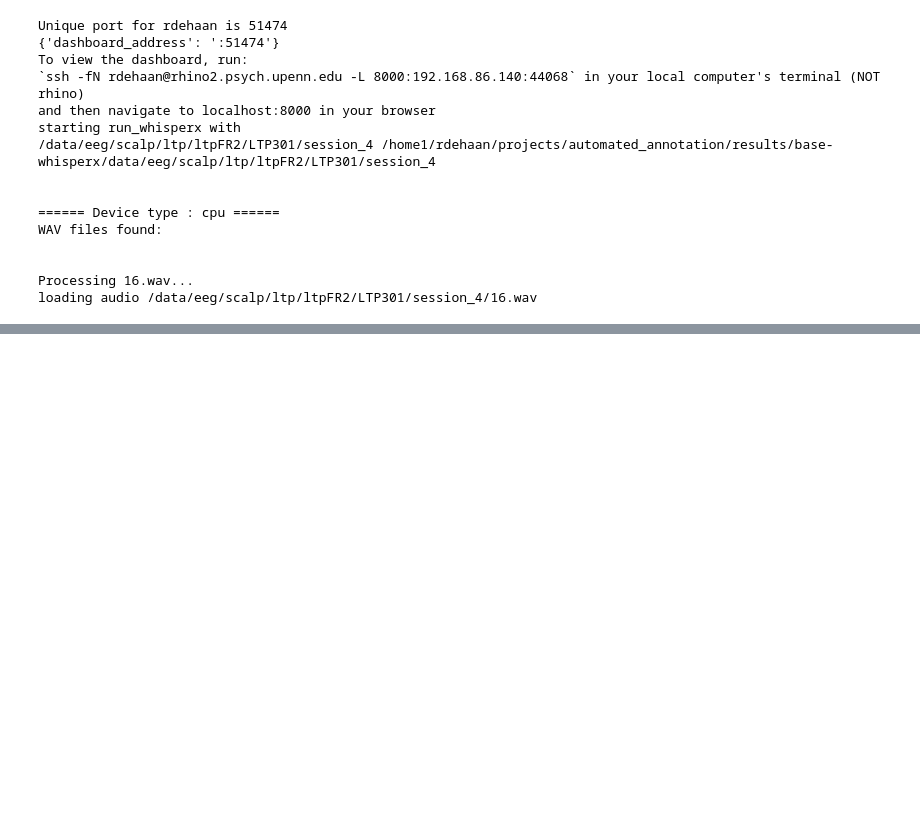
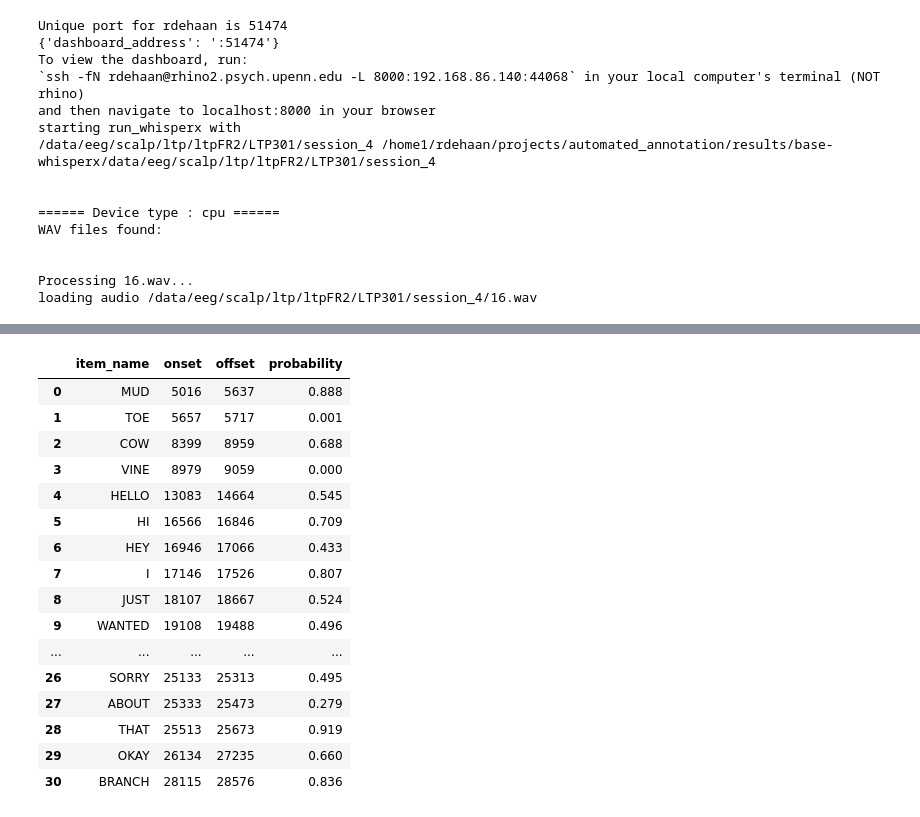
Before and after one commit to pennmem/automated_annotation, a Jupyter notebook: run_automated_annotations.ipynb, the cells around one changed output, grey strips where cells are left out. Drawn from its saved outputs; the diff is of its cells as text; code cells hidden in the pictures; blank space fills up the shorter version.

```diff
--- a/run_automated_annotations.ipynb
+++ b/run_automated_annotations.ipynb
@@ -414,0 +607,20 @@ Split: test
+# %%
+auto_ann
+# %% [output]
+|  | item_name | onset | offset | probability |
+| 0 | MUD | 5016 | 5637 | 0.888 |
+| 1 | TOE | 5657 | 5717 | 0.001 |
+| 2 | COW | 8399 | 8959 | 0.688 |
+| 3 | VINE | 8979 | 9059 | 0.000 |
+| 4 | HELLO | 13083 | 14664 | 0.545 |
+| 5 | HI | 16566 | 16846 | 0.709 |
+| 6 | HEY | 16946 | 17066 | 0.433 |
+| 7 | I | 17146 | 17526 | 0.807 |
+| 8 | JUST | 18107 | 18667 | 0.524 |
+| 9 | WANTED | 19108 | 19488 | 0.496 |
+| ... | ... | ... | ... | ... |
+| 26 | SORRY | 25133 | 25313 | 0.495 |
+| 27 | ABOUT | 25333 | 25473 | 0.279 |
+| 28 | THAT | 25513 | 25673 | 0.919 |
+| 29 | OKAY | 26134 | 27235 | 0.660 |
+| 30 | BRANCH | 28115 | 28576 | 0.836 |
```
Also changed, not shown: parts of 11 cells of this notebook, 3 other files.
